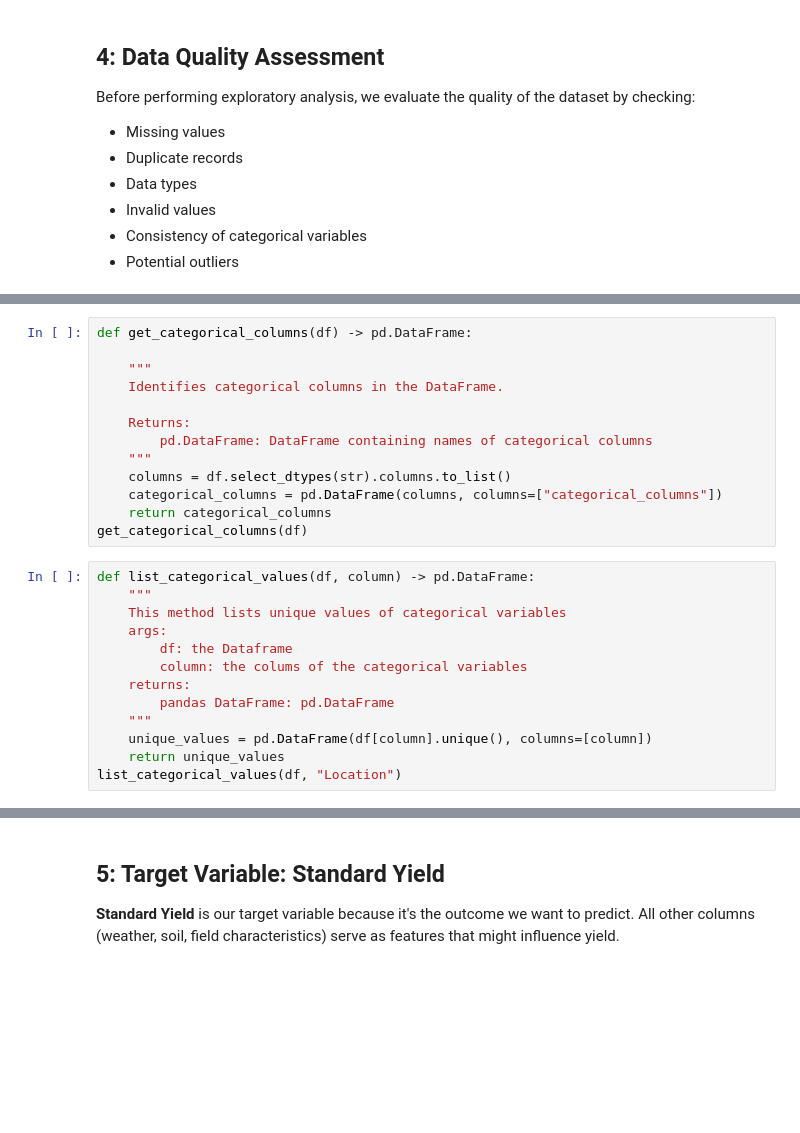
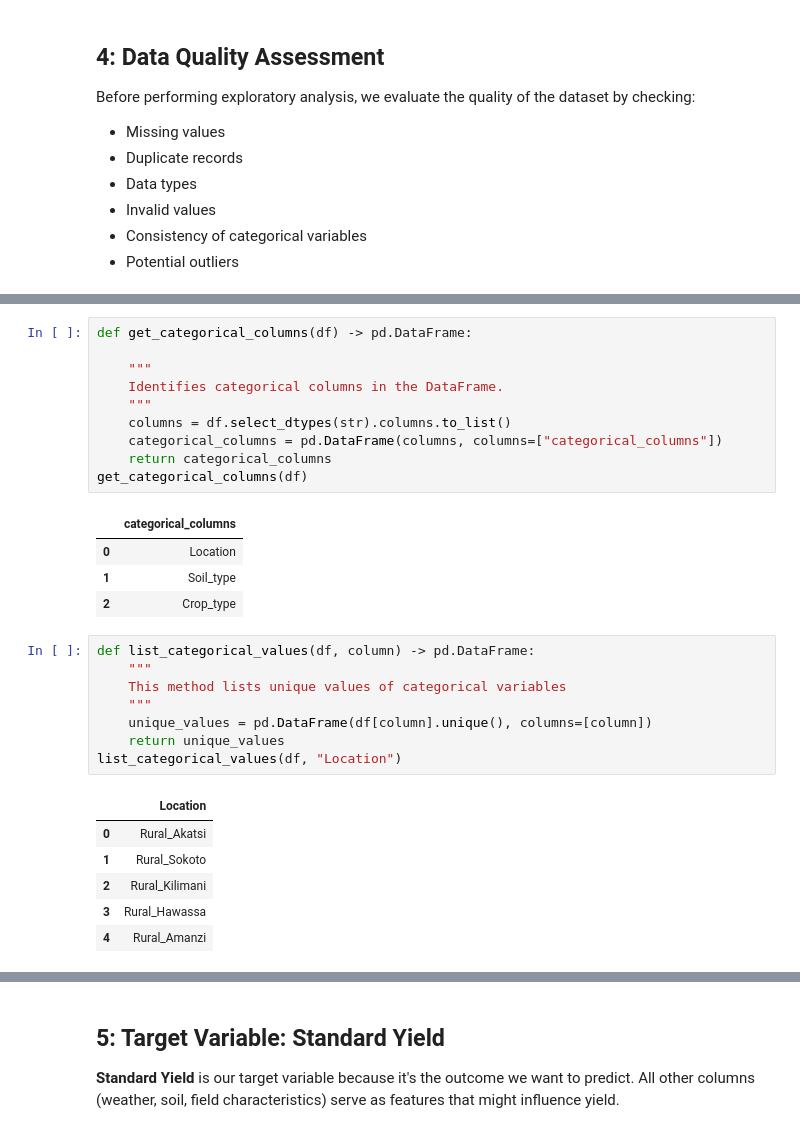
Before and after one commit to Vincent-kiptoo/maji-ndogo-data-pipeline, a Jupyter notebook: notebooks/01_data_overview_and_eda.ipynb, the cells around one changed output, grey strips where cells are left out. Saved outputs shown, nothing was run; the diff lists cells and outputs as text; blank space fills up the shorter version.

```diff
--- a/notebooks/01_data_overview_and_eda.ipynb
+++ b/notebooks/01_data_overview_and_eda.ipynb
@@ -109,26 +170,30 @@ def get_categorical_columns(df) -> pd.DataFrame:
 
     """
     Identifies categorical columns in the DataFrame.
-
-    Returns:
-        pd.DataFrame: DataFrame containing names of categorical columns
     """
     columns = df.select_dtypes(str).columns.to_list()
     categorical_columns = pd.DataFrame(columns, columns=["categorical_columns"])
     return categorical_columns
 get_categorical_columns(df)
+# %% [output]
+|  | categorical_columns |
+| 0 | Location |
+| 1 | Soil_type |
+| 2 | Crop_type |
 # %%
 def list_categorical_values(df, column) -> pd.DataFrame:
     """
     This method lists unique values of categorical variables
-    args:
-        df: the Dataframe
-        column: the colums of the categorical variables
-    returns:
-        pandas DataFrame: pd.DataFrame
     """
     unique_values = pd.DataFrame(df[column].unique(), columns=[column])
     return unique_values
 list_categorical_values(df, "Location")
+# %% [output]
+|  | Location |
+| 0 | Rural_Akatsi |
+| 1 | Rural_Sokoto |
+| 2 | Rural_Kilimani |
+| 3 | Rural_Hawassa |
+| 4 | Rural_Amanzi |
 # %%
 list_categorical_values(df, "Soil_type")
```
Also changed, not shown: parts of 14 cells of this notebook, 2 other files.
